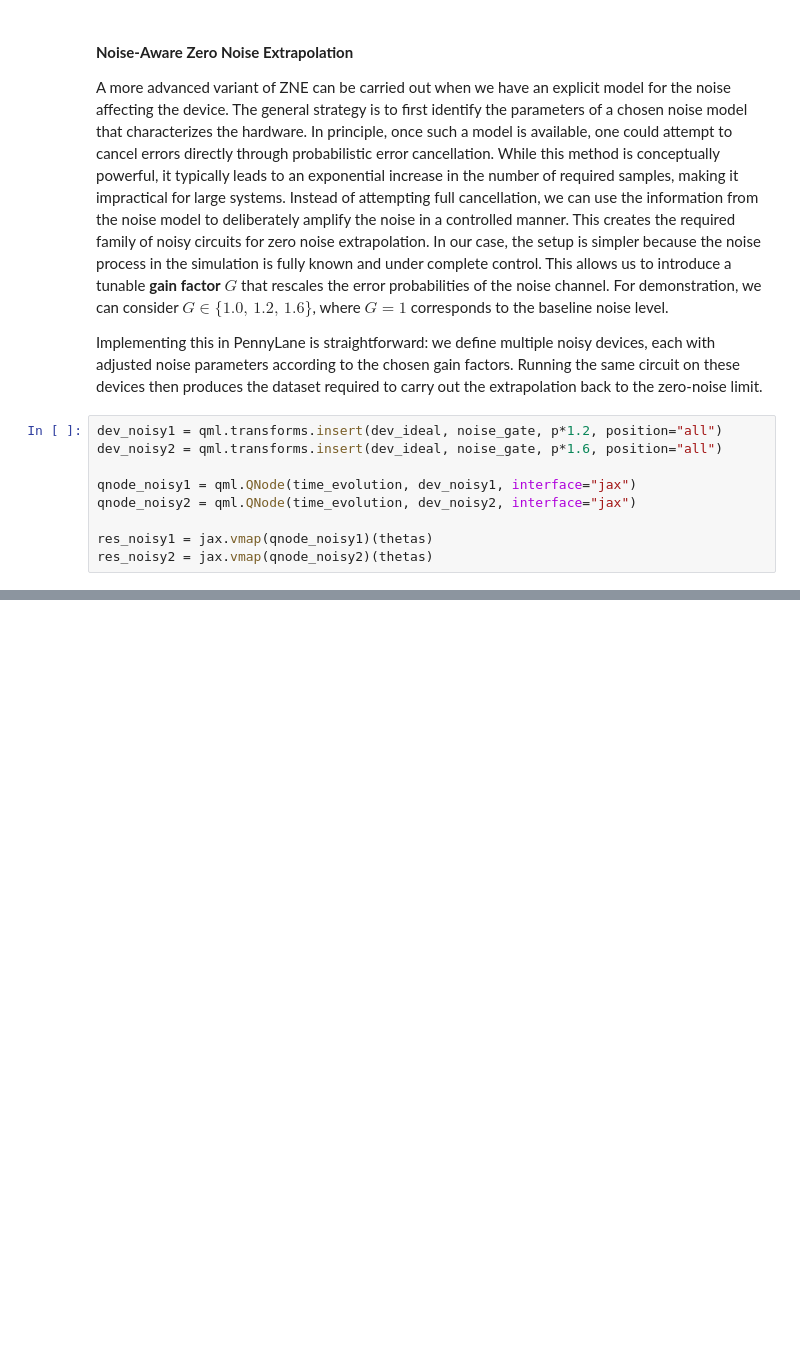
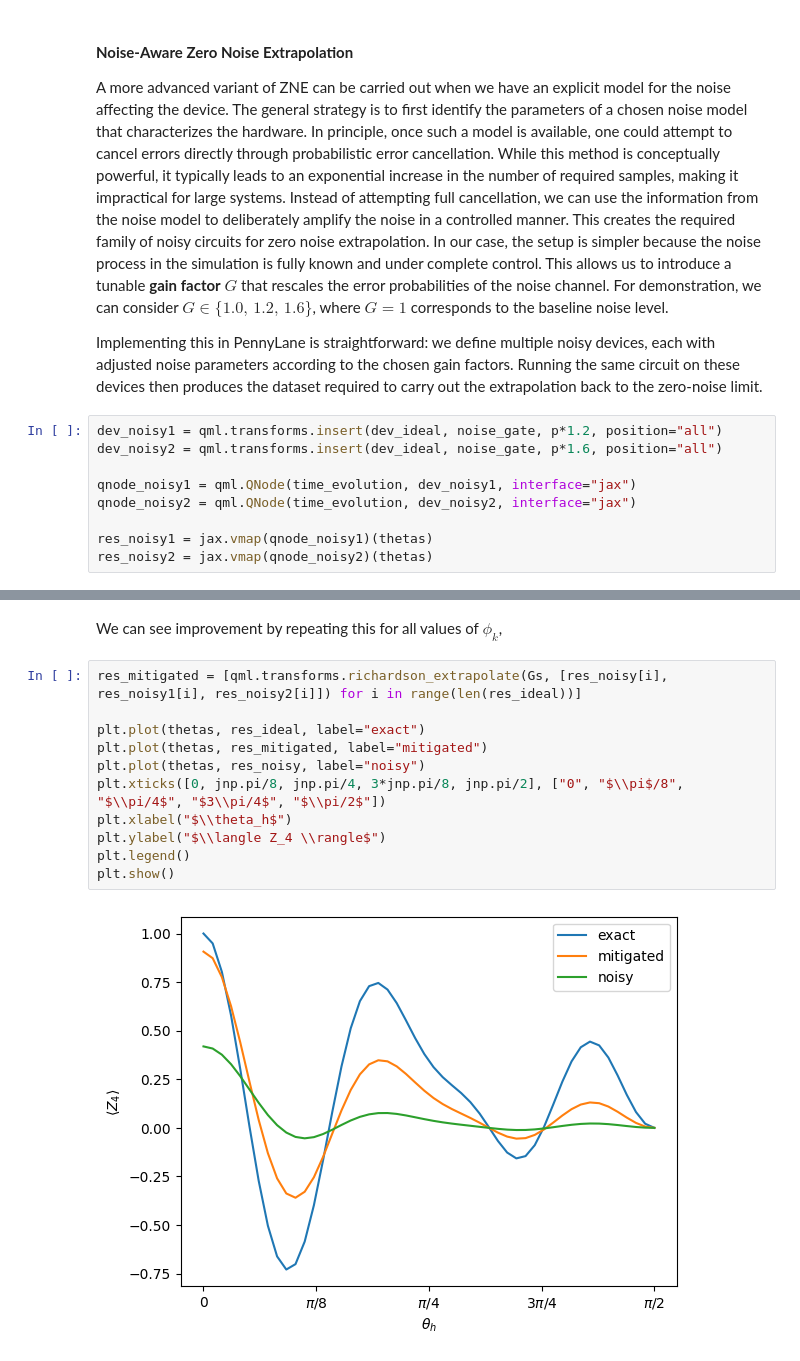
Before and after one commit to ali-tayyab/Error-Mitigation-In-2D-Transverse-Field-Ising-Model-via-Zero-Noise-Extrapolation, a Jupyter notebook: zne_ising_model.ipynb, the cells around one changed output, grey strips where cells are left out. Cells and saved outputs as stored; diff of their text form; blank space fills up the shorter version.

```diff
--- a/zne_ising_model.ipynb
+++ b/zne_ising_model.ipynb
@@ -166,0 +180,15 @@ We can take these results and simply extrapolate back to G = 0 with a polynomial
+# %% [markdown]
+We can see improvement by repeating this for all values of $\phi_{k}$,
+# %%
+res_mitigated = [qml.transforms.richardson_extrapolate(Gs, [res_noisy[i], res_noisy1[i], res_noisy2[i]]) for i in range(len(res_ideal))]
+
+plt.plot(thetas, res_ideal, label="exact")
+plt.plot(thetas, res_mitigated, label="mitigated")
+plt.plot(thetas, res_noisy, label="noisy")
+plt.xticks([0, jnp.pi/8, jnp.pi/4, 3*jnp.pi/8, jnp.pi/2], ["0", "$\\pi$/8", "$\\pi/4$", "$3\\pi/4$", "$\\pi/2$"])
+plt.xlabel("$\\theta_h$")
+plt.ylabel("$\\langle Z_4 \\rangle$")
+plt.legend()
+plt.show()
+# %% [output]
+[figure, added]
```
Also changed, not shown: parts of 3 cells of this notebook.
